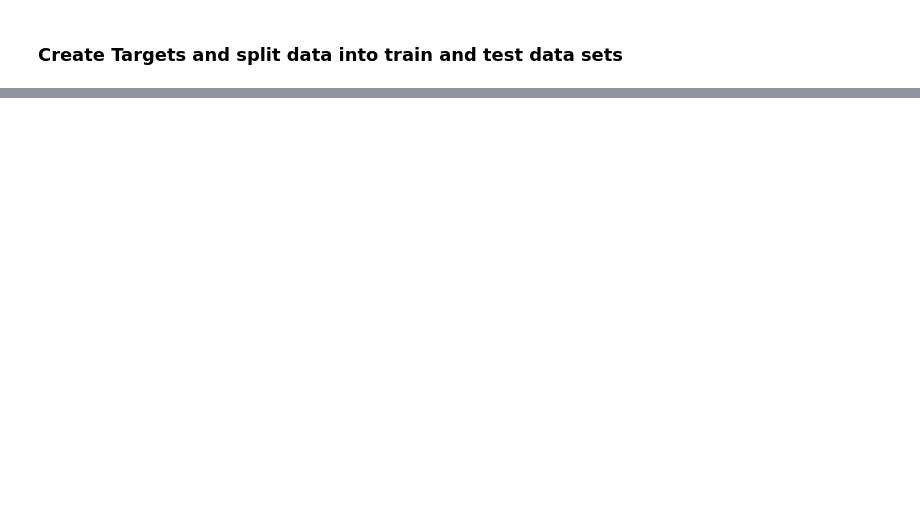
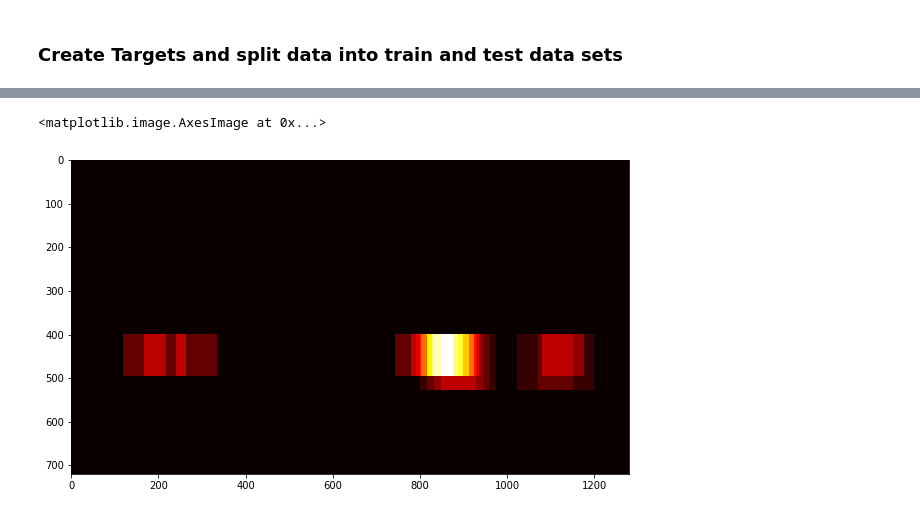
Before and after one commit to ajonnavittula/CarND-Vehicle-Detection, a Jupyter notebook: vehicle_detection.ipynb, the cells around one changed output, grey strips where cells are left out. Drawn from its saved outputs; the diff is of its cells as text; code cells hidden in the pictures; blank space fills up the shorter version.

```diff
--- a/vehicle_detection.ipynb
+++ b/vehicle_detection.ipynb
@@ -205,0 +366,25 @@ print('Feature vector length:', len(X_train[0]))
+# %%
+def add_heat(heatmap, bbox_list):
+    # Iterate through list of bboxes
+    for box in bbox_list:
+        # Add += 1 for all pixels inside each bbox
+        # Assuming each "box" takes the form ((x1, y1), (x2, y2))
+        heatmap[box[0][1]:box[1][1], box[0][0]:box[1][0]] += 1
+
+    # Return updated heatmap
+    return heatmap
+
+def apply_threshold(heatmap, threshold):
+    # Zero out pixels below the threshold
+    heatmap[heatmap <= threshold] = 0
+    # Return thresholded map
+    return heatmap
+
+heatmap_img = np.zeros_like(img[:,:,0])
+
+heatmap_img = add_heat(heatmap_img, boxes)
+plt.figure(figsize=(10,10))
+plt.imshow(heatmap_img, cmap='hot')
+# %% [output]
+<matplotlib.image.AxesImage at 0x...>
+[figure, added]
```
Also changed, not shown: parts of 19 cells of this notebook.
